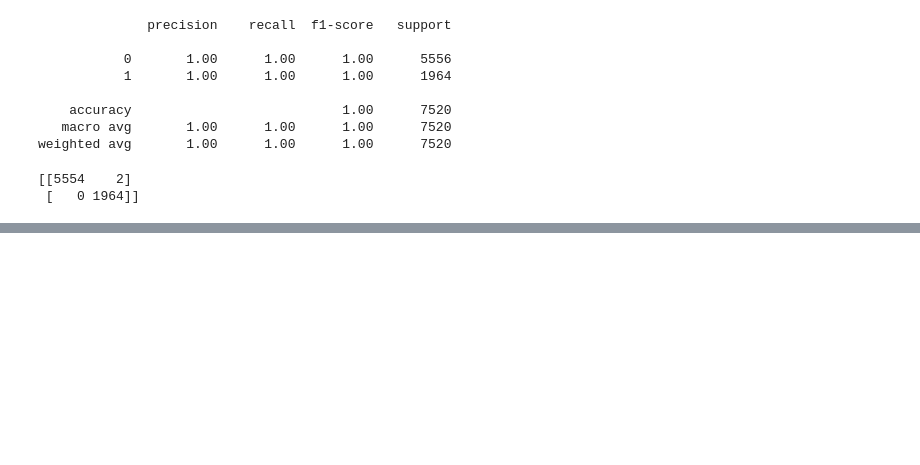
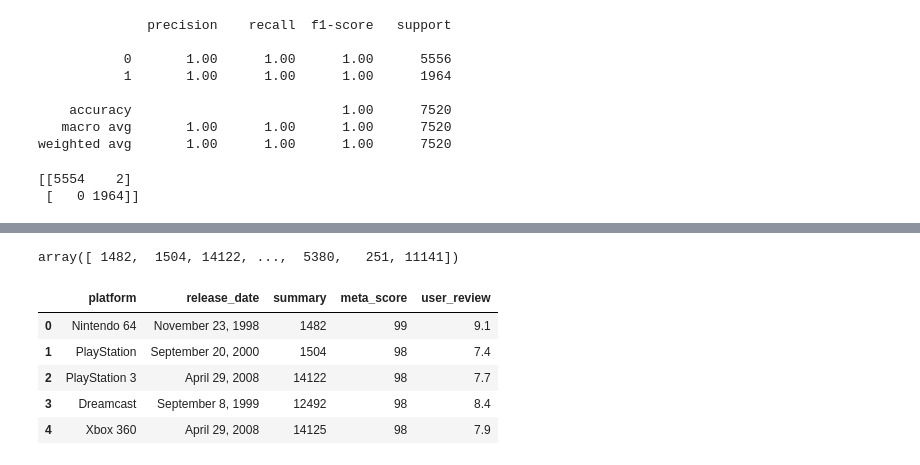
Before and after one commit to LPestana18/Projeto-Games, a Jupyter notebook: gamesia/gamesIA.ipynb, the cells around one changed output, grey strips where cells are left out. Saved outputs shown, nothing was run; the diff lists cells and outputs as text; code cells hidden in the pictures; blank space fills up the shorter version.

```diff
--- a/gamesia/gamesIA.ipynb
+++ b/gamesia/gamesIA.ipynb
@@ -526,0 +547,19 @@ print(conf_mat)
+# %%
+summary = df['summary']
+summary
+from sklearn import preprocessing
+le = preprocessing.LabelEncoder()
+summary_encoded = le.fit_transform(sumarry)
+summary_encoded
+# %% [output]
+array([ 1482,  1504, 14122, ...,  5380,   251, 11141])
+# %%
+df ['summary'] = summary_encoded
+df.head()
+# %% [output]
+|  | platform | release_date | summary | meta_score | user_review |
+| 0 | Nintendo 64 | November 23, 1998 | 1482 | 99 | 9.1 |
+| 1 | PlayStation | September 20, 2000 | 1504 | 98 | 7.4 |
+| 2 | PlayStation 3 | April 29, 2008 | 14122 | 98 | 7.7 |
+| 3 | Dreamcast | September 8, 1999 | 12492 | 98 | 8.4 |
+| 4 | Xbox 360 | April 29, 2008 | 14125 | 98 | 7.9 |
```
Also changed, not shown: parts of 6 cells of this notebook.
